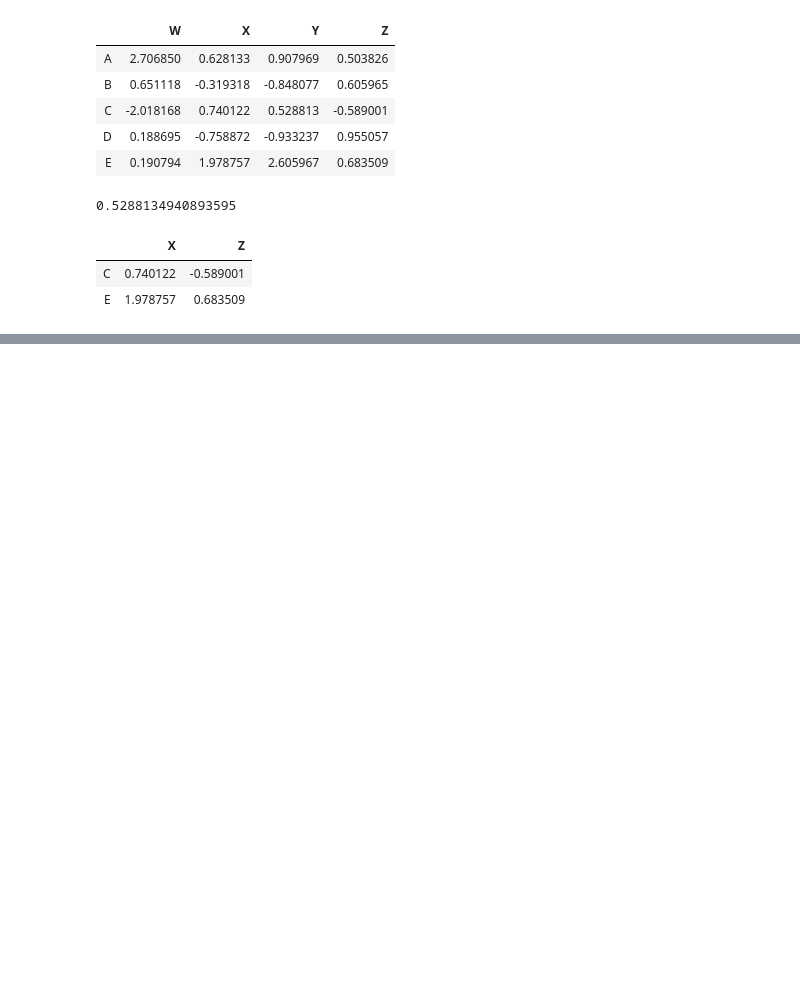
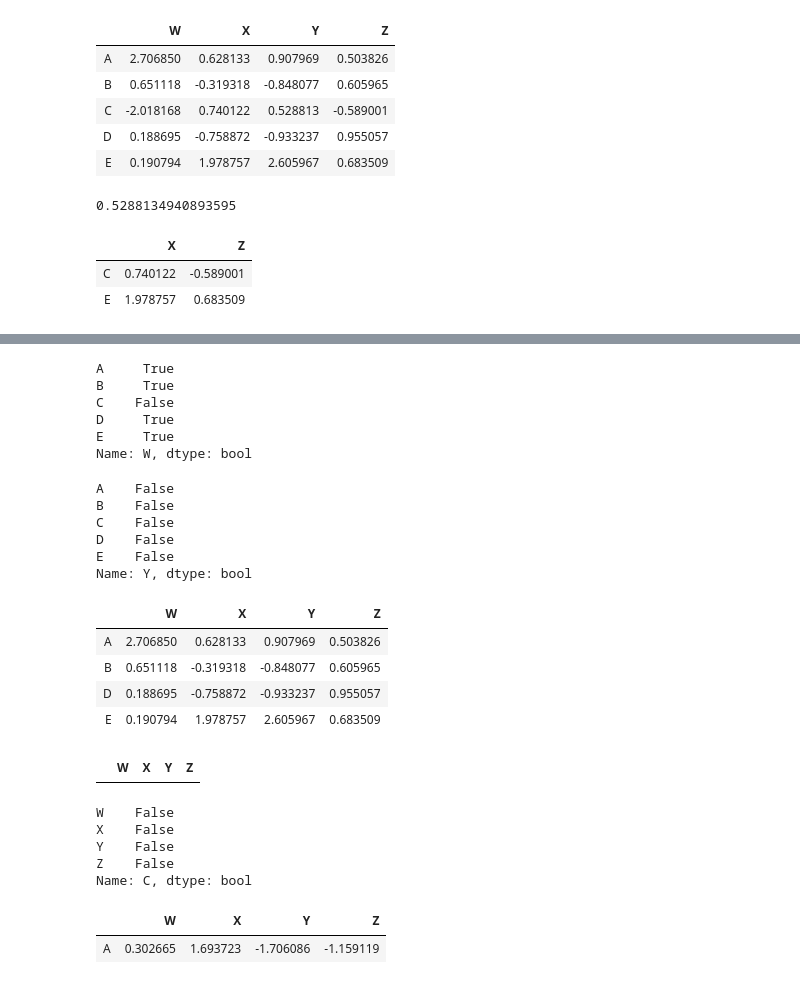
Before and after one commit to Sojiknight/PyDatSciStuds, a Jupyter notebook: Untitled10.ipynb, the cells around one changed output, grey strips where cells are left out. Saved outputs shown, nothing was run; the diff lists cells and outputs as text; code cells hidden in the pictures; blank space fills up the shorter version.

```diff
--- a/Untitled10.ipynb
+++ b/Untitled10.ipynb
@@ -1057,0 +1096,30 @@ df.loc [['C','E'],['X','Z']]
+# %%
+dfr ['W'] > 0
+# %% [output]
+A     True
+B     True
+C    False
+D     True
+E     True
+Name: W, dtype: bool
+# %%
+dfr ['Y'] == 0
+# %% [output]
+A    False
+B    False
+C    False
+D    False
+E    False
+Name: Y, dtype: bool
+# %%
+dfr [dfr ['W'] > 0]
+# %% [output]
+|  | W | X | Y | Z |
+| A | 2.706850 | 0.628133 | 0.907969 | 0.503826 |
+| B | 0.651118 | -0.319318 | -0.848077 | 0.605965 |
+| D | 0.188695 | -0.758872 | -0.933237 | 0.955057 |
+| E | 0.190794 | 1.978757 | 2.605967 | 0.683509 |
+# %%
+dfr [dfr ['Y'] == 0]
+# %% [output]
+|  | W | X | Y | Z |
@@ -1057,0 +1128,13 @@ df.loc [['C','E'],['X','Z']]
+# %%
+dfr.loc ['C'] < 0
+# %% [output]
+W    False
+X    False
+Y    False
+Z    False
+Name: C, dtype: bool
+# %%
+dfr [dfr ['Z'] < 0]
+# %% [output]
+|  | W | X | Y | Z |
+| A | 0.302665 | 1.693723 | -1.706086 | -1.159119 |
```
Also changed, not shown: parts of 8 cells of this notebook, 1 other file.
